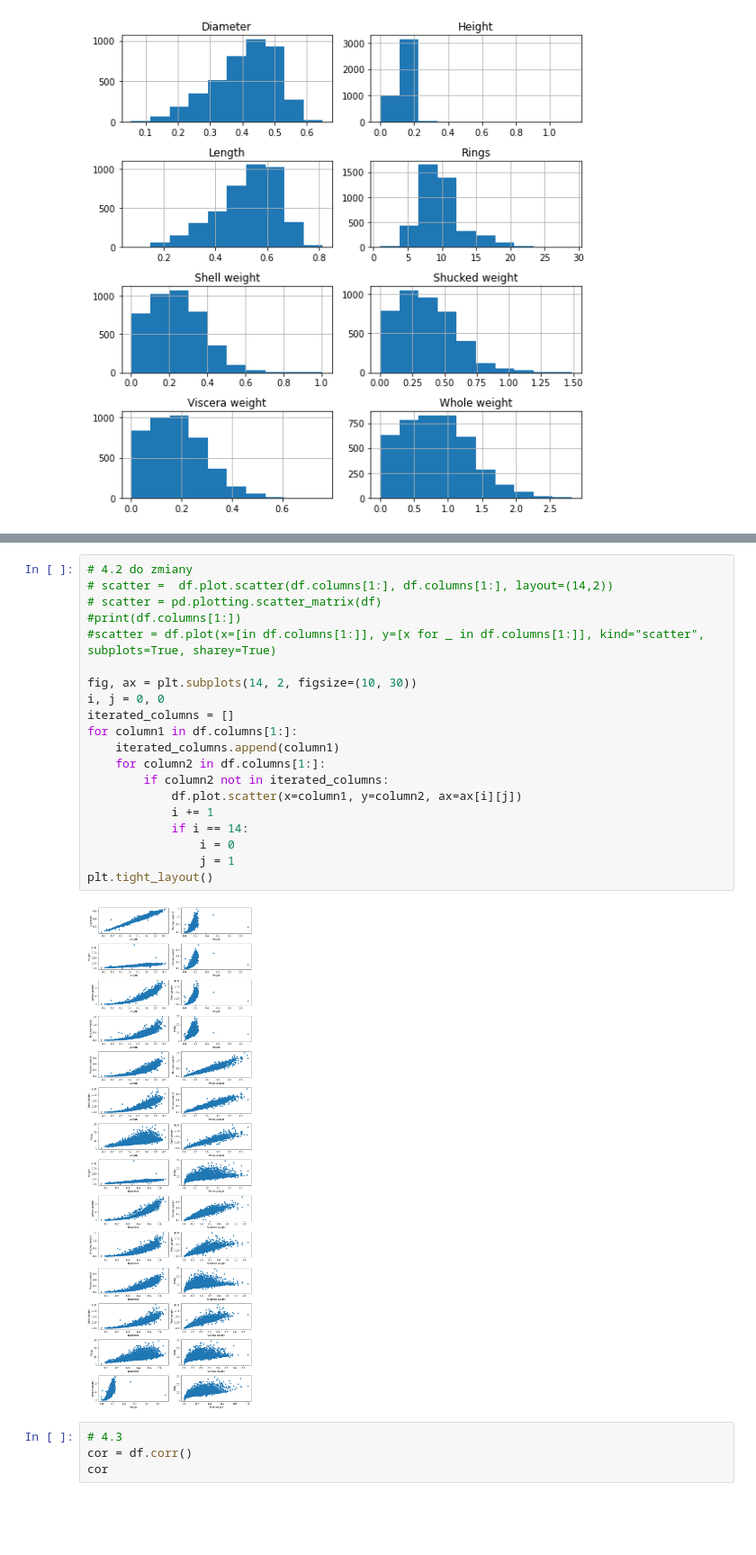
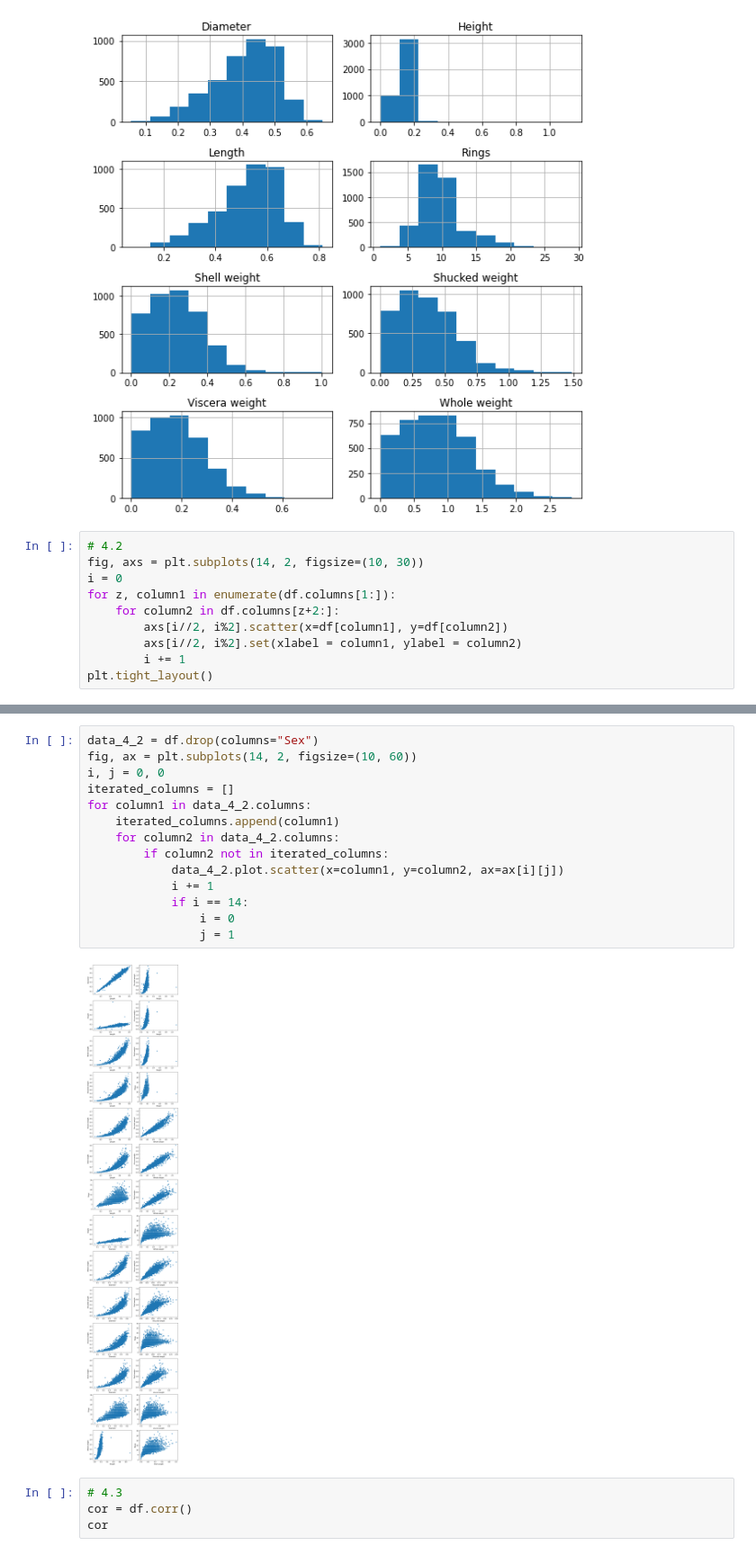
Before and after one commit to WojciechSova/pythonProject, a Jupyter notebook: Untitled.ipynb, the cells around one changed output, grey strips where cells are left out. Shown: that part at 90% size. Cells and saved outputs as stored; diff of their text form; blank space fills up the shorter version.

```diff
--- a/Untitled.ipynb
+++ b/Untitled.ipynb
@@ -67,3 +67,13 @@ histogram = df.hist(layout=(4,2), figsize=(8,8))
 plt.tight_layout()
 # %% [output]
 [figure]
+# %%
+# 4.2
+fig, axs = plt.subplots(14, 2, figsize=(10, 30))
+i = 0
+for z, column1 in enumerate(df.columns[1:]):
+    for column2 in df.columns[z+2:]:
+        axs[i//2, i%2].scatter(x=df[column1], y=df[column2])
+        axs[i//2, i%2].set(xlabel = column1, ylabel = column2)
+        i += 1
+plt.tight_layout()
@@ -70,25 +82,19 @@ plt.tight_layout()
 # %%
-# 4.2 do zmiany
-# scatter =  df.plot.scatter(df.columns[1:], df.columns[1:], layout=(14,2))
-# scatter = pd.plotting.scatter_matrix(df)
-#print(df.columns[1:])
-#scatter = df.plot(x=[in df.columns[1:]], y=[x for _ in df.columns[1:]], kind="scatter", subplots=True, sharey=True)
-
-fig, ax = plt.subplots(14, 2, figsize=(10, 30))
+data_4_2 = df.drop(columns="Sex")
+fig, ax = plt.subplots(14, 2, figsize=(10, 60))
 i, j = 0, 0
 iterated_columns = []
-for column1 in df.columns[1:]:
+for column1 in data_4_2.columns:
     iterated_columns.append(column1)
-    for column2 in df.columns[1:]:
+    for column2 in data_4_2.columns:
         if column2 not in iterated_columns:
-            df.plot.scatter(x=column1, y=column2, ax=ax[i][j])
+            data_4_2.plot.scatter(x=column1, y=column2, ax=ax[i][j])
             i += 1
             if i == 14:
                 i = 0
                 j = 1
-plt.tight_layout()
 # %% [output]
-[figure, old version]
+[figure, new version]
 # %%
 # 4.3
 cor = df.corr()
```
Also changed, not shown: parts of 1 cell of this notebook.
